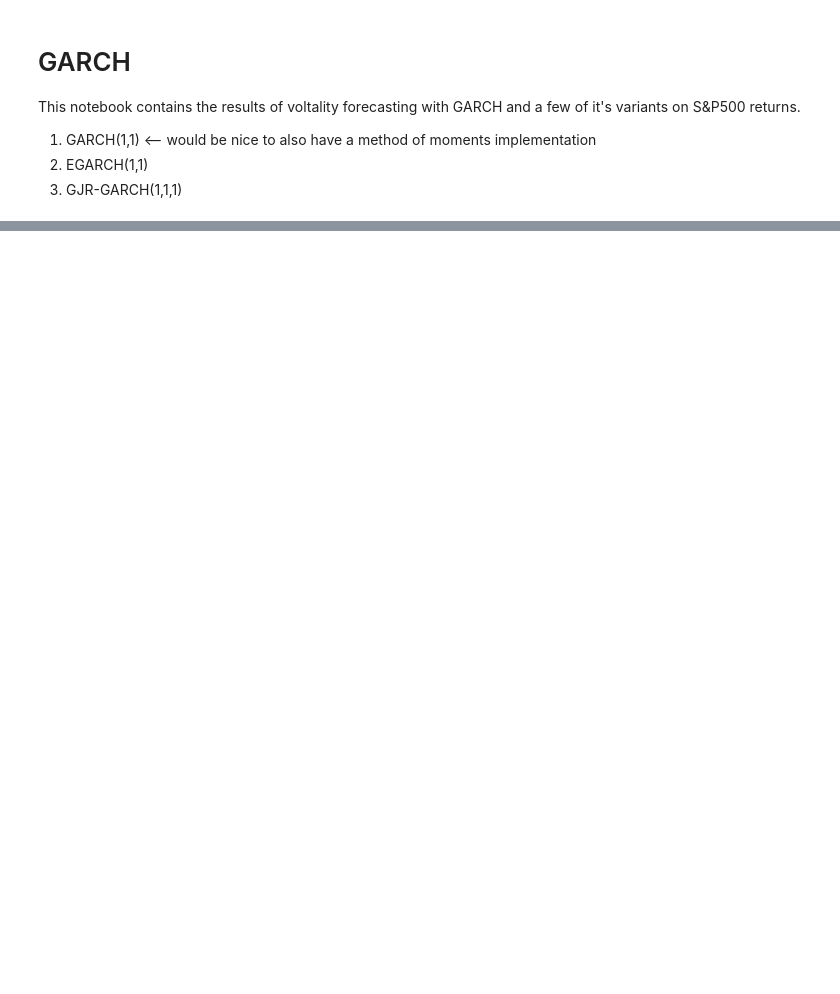
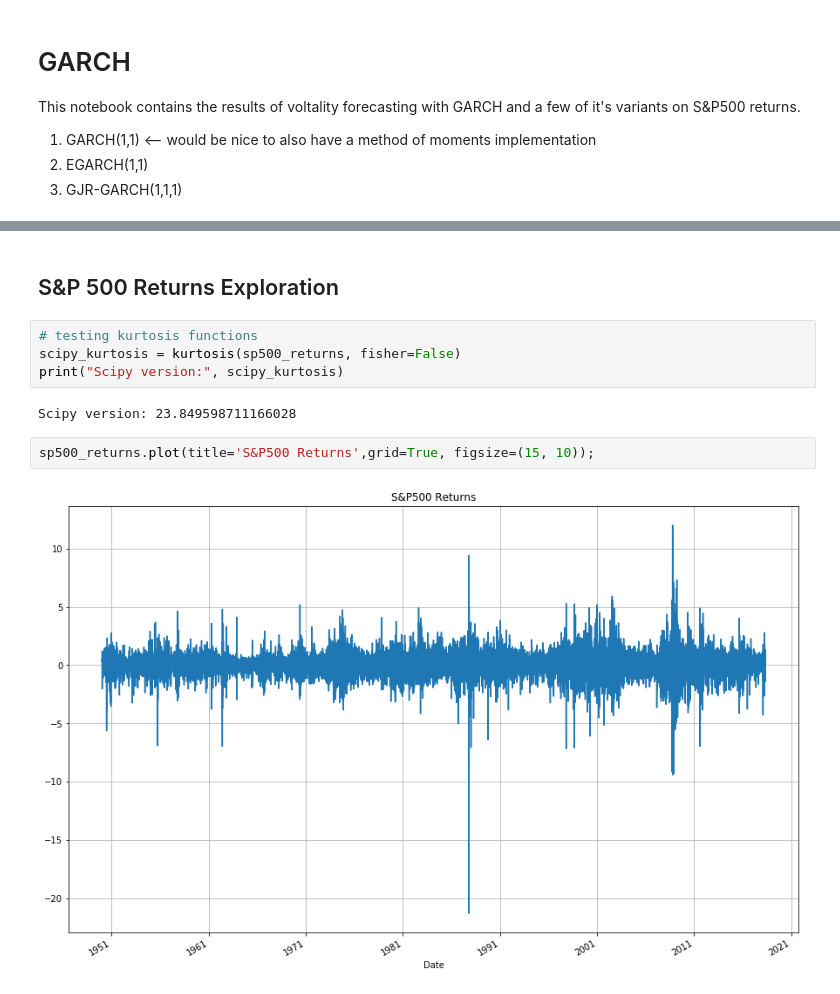
Before and after one commit to ngurnani/VolatilityPrediction, a Jupyter notebook: src/GARCH.ipynb, the cells around one changed output, grey strips where cells are left out. Saved outputs shown, nothing was run; the diff lists cells and outputs as text; blank space fills up the shorter version.

```diff
--- a/src/GARCH.ipynb
+++ b/src/GARCH.ipynb
@@ -23 +26,13 @@ sp500returns.plot(title='S&P500 Returns',grid=True, figsize=(15, 11));
+# %% [markdown]
+## S&P 500 Returns Exploration
+# %%
+# testing kurtosis functions
+scipy_kurtosis = kurtosis(sp500_returns, fisher=False)
+print("Scipy version:", scipy_kurtosis)
+# %% [output]
+Scipy version: 23.849598711166028
+# %%
+sp500_returns.plot(title='S&P500 Returns',grid=True, figsize=(15, 10));
+# %% [output]
+[figure, added]
 # %%
```
Also changed, not shown: parts of 16 cells of this notebook, 23 other files.
